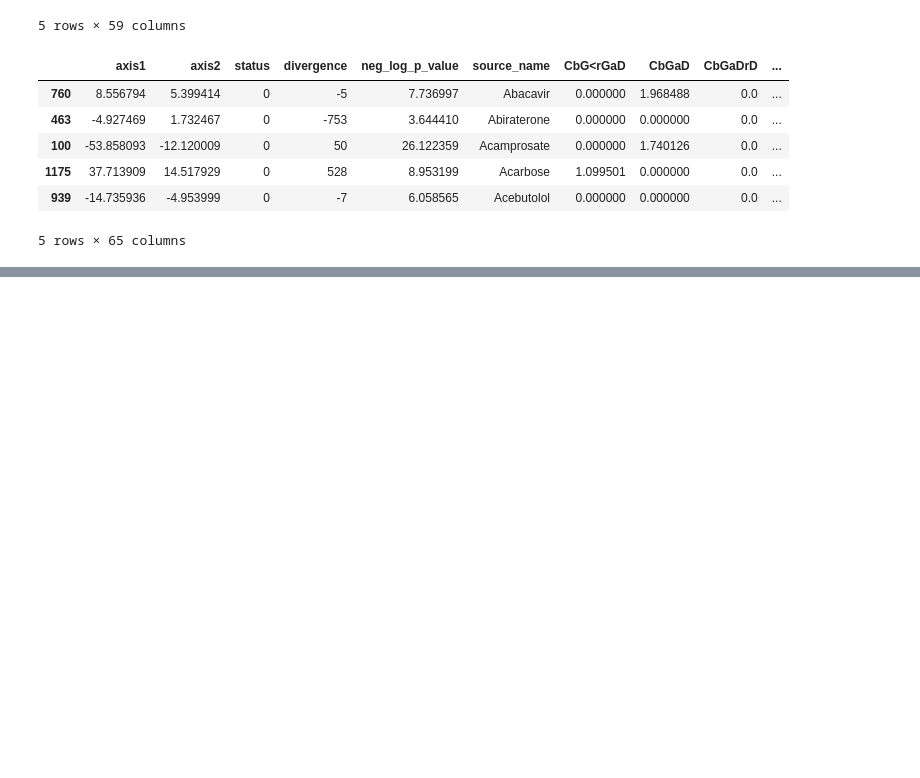
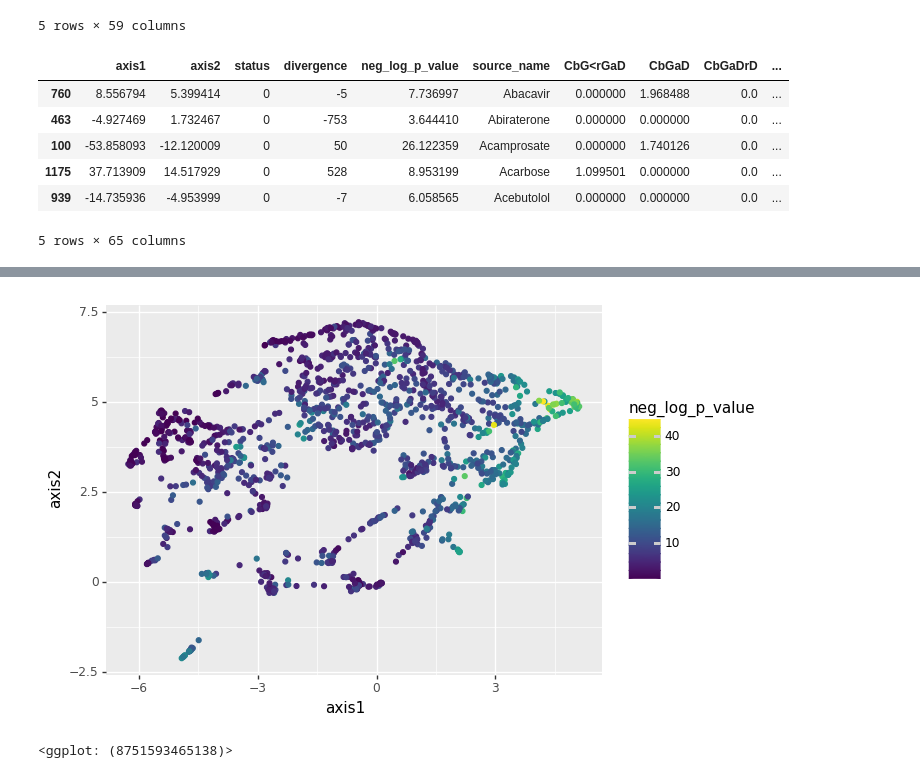
Before and after one commit to greenelab/connectivity-search-analyses, a Jupyter notebook: explore/compound_clustering.ipynb, the cells around one changed output, grey strips where cells are left out. Drawn from its saved outputs; the diff is of its cells as text; code cells hidden in the pictures; blank space fills up the shorter version.

```diff
--- a/explore/compound_clustering.ipynb
+++ b/explore/compound_clustering.ipynb
@@ -195,0 +224,5 @@ ggplot(tsne_df, aes('axis1', 'axis2', color='CbGeAlD')) + geom_point()
+# %%
+ggplot(umap_df, aes('axis1', 'axis2', color='neg_log_p_value')) + geom_point()
+# %% [output]
+[figure, added]
+<ggplot: (8751593465138)>
```
Also changed, not shown: parts of 15 cells of this notebook.
